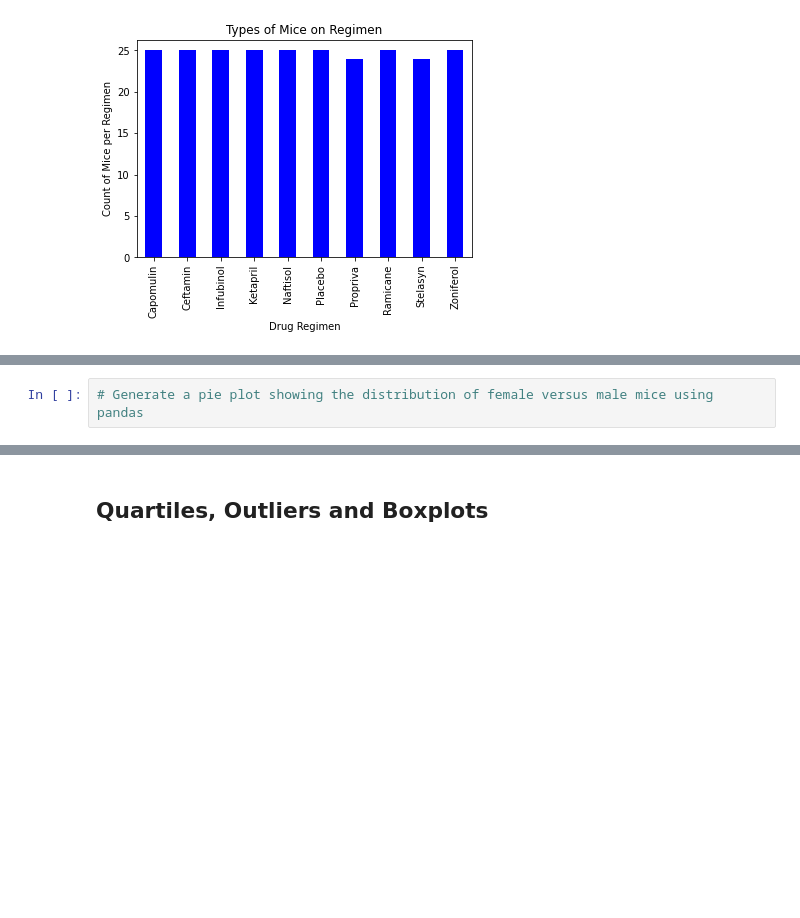
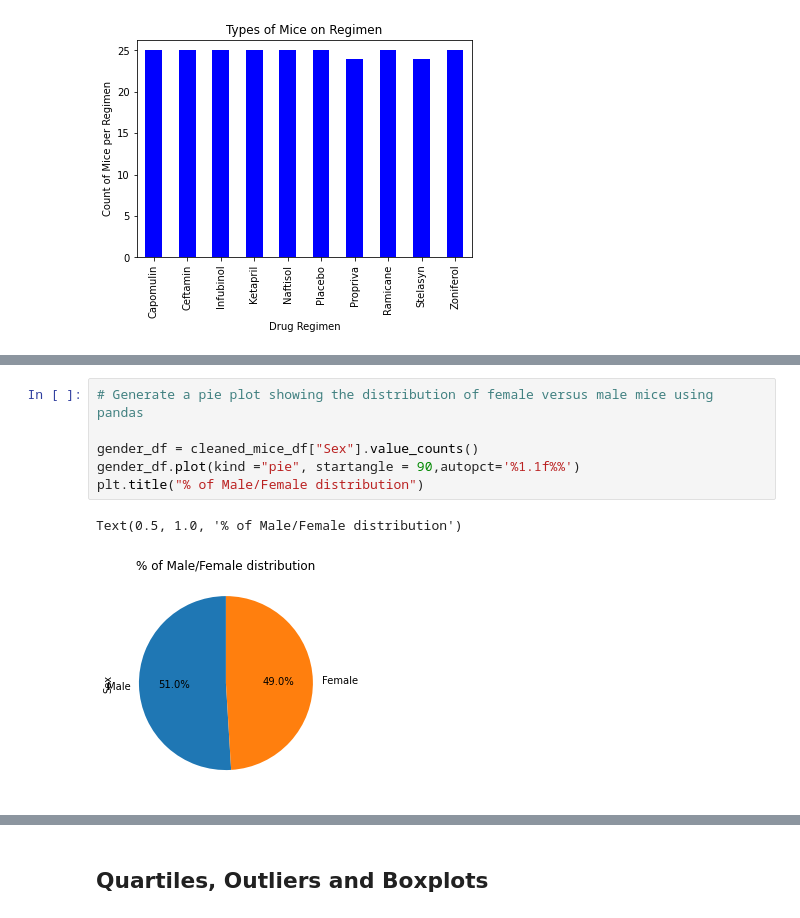
Before and after one commit to theesacker/Matplotlib-Challenge, a Jupyter notebook: pymaceuticals_starter.ipynb, the cells around one changed output, grey strips where cells are left out. Saved outputs shown, nothing was run; the diff lists cells and outputs as text; blank space fills up the shorter version.

```diff
--- a/pymaceuticals_starter.ipynb
+++ b/pymaceuticals_starter.ipynb
@@ -233,4 +262,11 @@ TypeError: unhashable type: 'numpy.ndarray'
 # %%
 # Generate a pie plot showing the distribution of female versus male mice using pandas
+
+gender_df = cleaned_mice_df["Sex"].value_counts()
+gender_df.plot(kind ="pie", startangle = 90,autopct='%1.1f%%')
+plt.title("% of Male/Female distribution")
+# %% [output]
+Text(0.5, 1.0, '% of Male/Female distribution')
+[figure, added]
 # %%
 # Generate a pie plot showing the distribution of female versus male mice using pyplot
```
Also changed, not shown: parts of 9 cells of this notebook.
